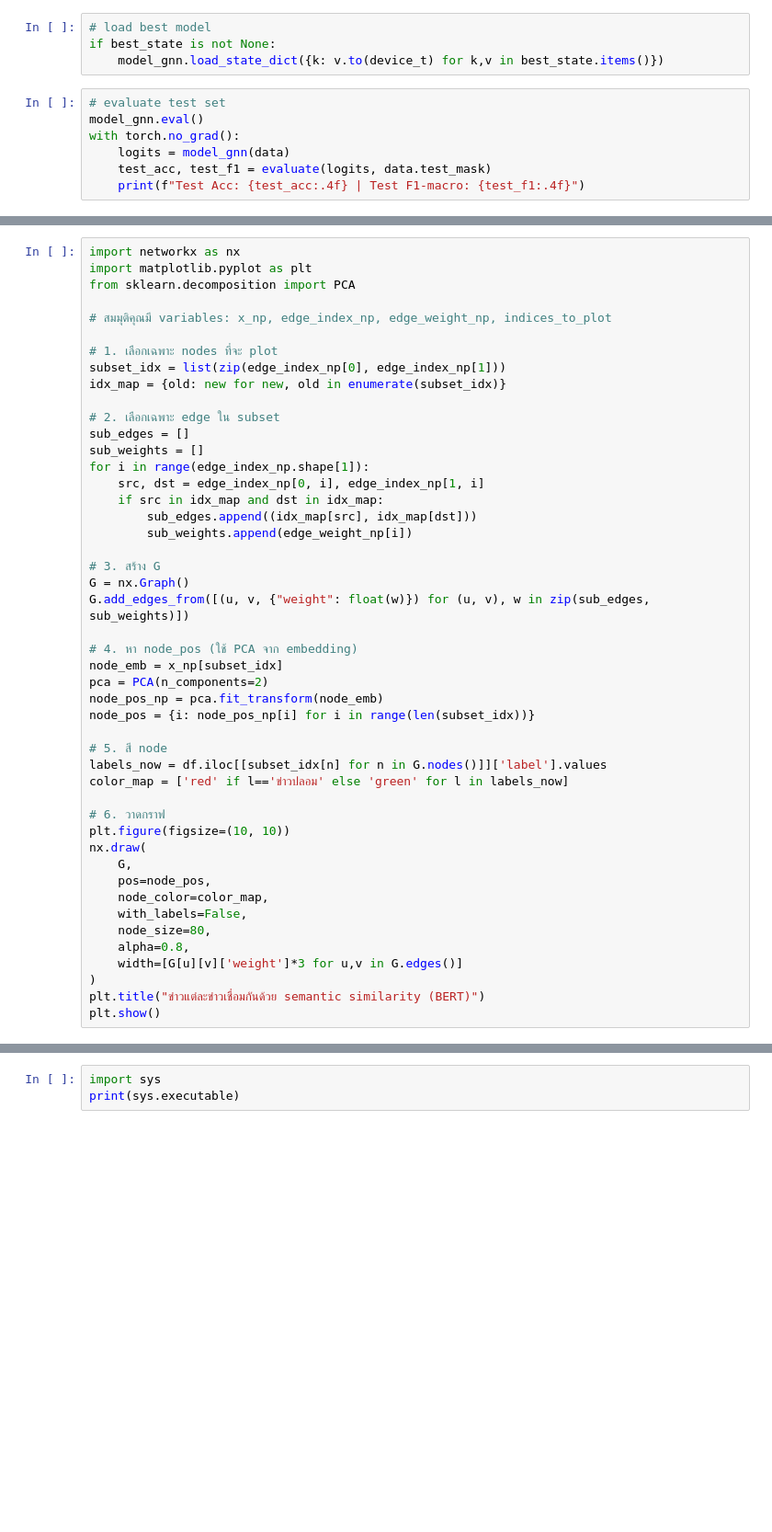
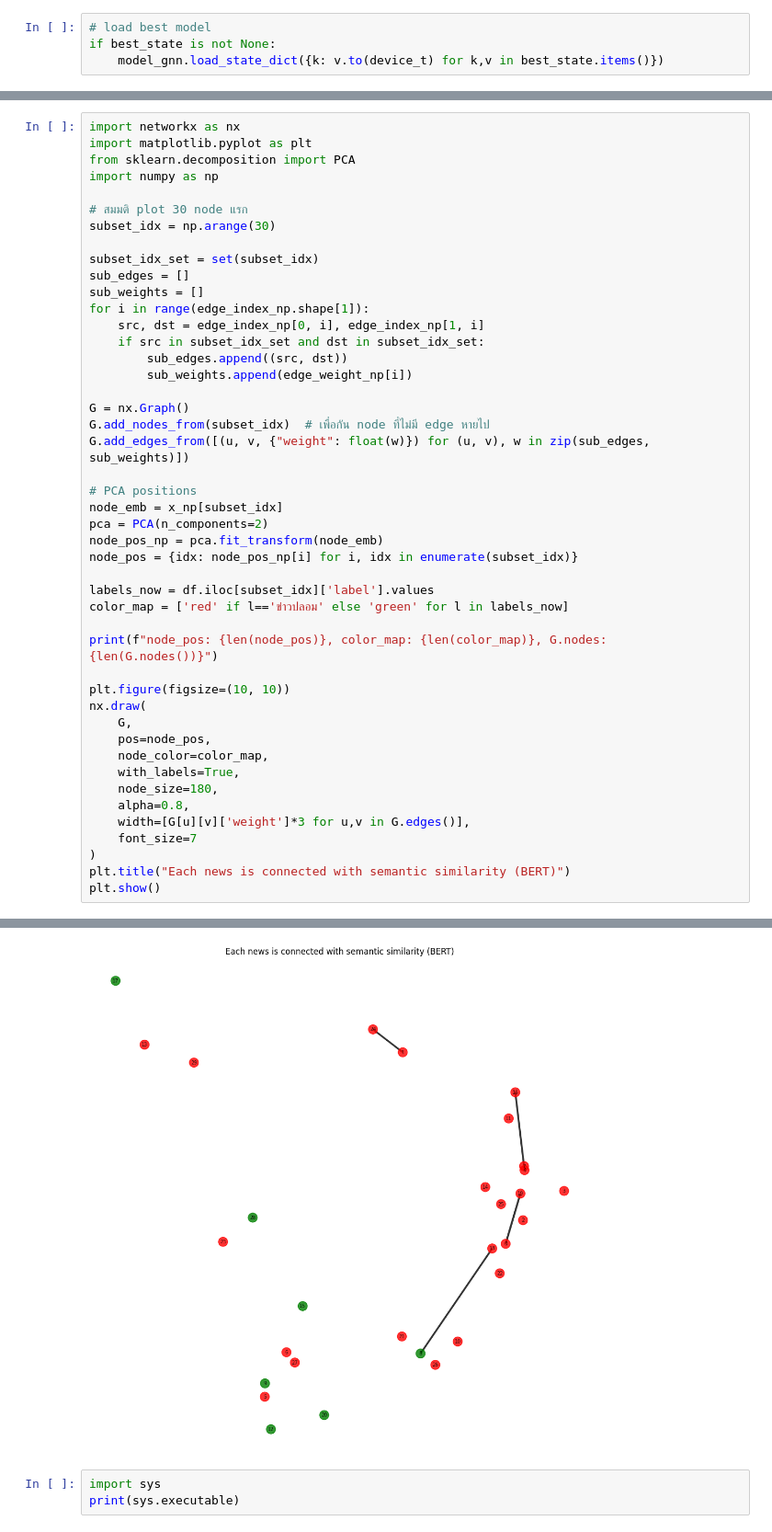
Before and after one commit to TtPeeraphat/Project_Thaifakenews, a Jupyter notebook: main.ipynb, the cells around one changed output, grey strips where cells are left out. Shown at 92% size. Saved outputs shown, nothing was run; the diff lists cells and outputs as text; blank space fills up the shorter version.

```diff
--- a/main.ipynb
+++ b/main.ipynb
@@ -520,10 +514,3 @@ Best val F1: 0.9318235806477155
 # load best model
 if best_state is not None:
     model_gnn.load_state_dict({k: v.to(device_t) for k,v in best_state.items()})
-# %%
-# evaluate test set
-model_gnn.eval()
-with torch.no_grad():
-    logits = model_gnn(data)
-    test_acc, test_f1 = evaluate(logits, data.test_mask)
-    print(f"Test Acc: {test_acc:.4f} | Test F1-macro: {test_f1:.4f}")
@@ -644,47 +629,46 @@ else:
 import networkx as nx
 import matplotlib.pyplot as plt
 from sklearn.decomposition import PCA
+import numpy as np
 
-# สมมุติคุณมี variables: x_np, edge_index_np, edge_weight_np, indices_to_plot
+# สมมติ plot 30 node แรก
+subset_idx = np.arange(30)
 
-# 1. เลือกเฉพาะ nodes ที่จะ plot
-subset_idx = list(zip(edge_index_np[0], edge_index_np[1]))
-idx_map = {old: new for new, old in enumerate(subset_idx)}
-
-# 2. เลือกเฉพาะ edge ใน subset
+subset_idx_set = set(subset_idx)
 sub_edges = []
 sub_weights = []
 for i in range(edge_index_np.shape[1]):
     src, dst = edge_index_np[0, i], edge_index_np[1, i]
-    if src in idx_map and dst in idx_map:
-        sub_edges.append((idx_map[src], idx_map[dst]))
+    if src in subset_idx_set and dst in subset_idx_set:
+        sub_edges.append((src, dst))
         sub_weights.append(edge_weight_np[i])
 
-# 3. สร้าง G
 G = nx.Graph()
+G.add_nodes_from(subset_idx)  # เพื่อกัน node ที่ไม่มี edge หายไป
 G.add_edges_from([(u, v, {"weight": float(w)}) for (u, v), w in zip(sub_edges, sub_weights)])
 
-# 4. หา node_pos (ใช้ PCA จาก embedding)
+# PCA positions
 node_emb = x_np[subset_idx]
 pca = PCA(n_components=2)
 node_pos_np = pca.fit_transform(node_emb)
-node_pos = {i: node_pos_np[i] for i in range(len(subset_idx))}
+node_pos = {idx: node_pos_np[i] for i, idx in enumerate(subset_idx)}
 
-# 5. สี node
-labels_now = df.iloc[[subset_idx[n] for n in G.nodes()]]['label'].values
+labels_now = df.iloc[subset_idx]['label'].values
 color_map = ['red' if l=='ข่าวปลอม' else 'green' for l in labels_now]
 
-# 6. วาดกราฟ
+print(f"node_pos: {len(node_pos)}, color_map: {len(color_map)}, G.nodes: {len(G.nodes())}")
+
 plt.figure(figsize=(10, 10))
 nx.draw(
     G,
     pos=node_pos,
     node_color=color_map,
-    with_labels=False,
-    node_size=80,
+    with_labels=True,
+    node_size=180,
     alpha=0.8,
-    width=[G[u][v]['weight']*3 for u,v in G.edges()]
+    width=[G[u][v]['weight']*3 for u,v in G.edges()],
+    font_size=7
 )
-plt.title("ข่าวแต่ละข่าวเชื่อมกันด้วย semantic similarity (BERT)")
+plt.title("Each news is connected with semantic similarity (BERT)")
 plt.show()
 # %% [output]
@@ -692,3 +676,4 @@ ValueError: Found array with dim 3, while dim <= 2 is required by PCA.
+[figure, added]
 # %%
 import sys
 print(sys.executable)
```
Also changed, not shown: parts of 11 cells of this notebook.
